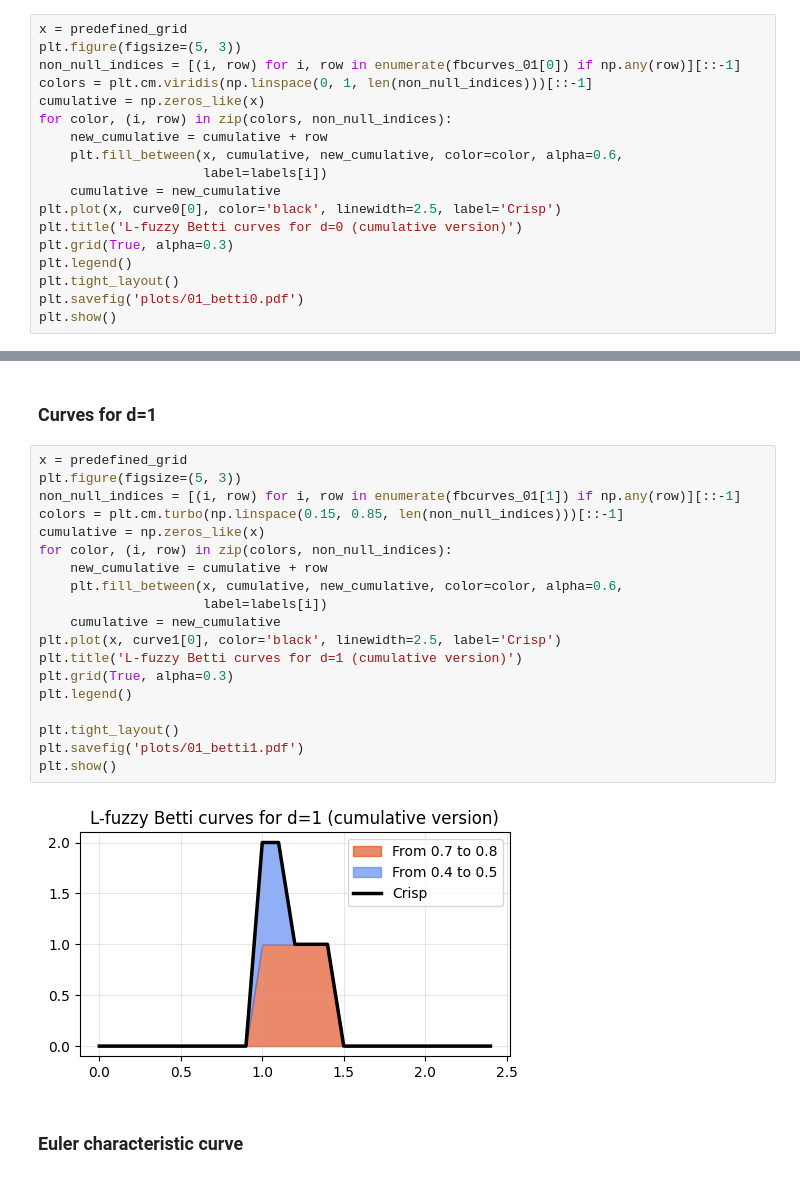
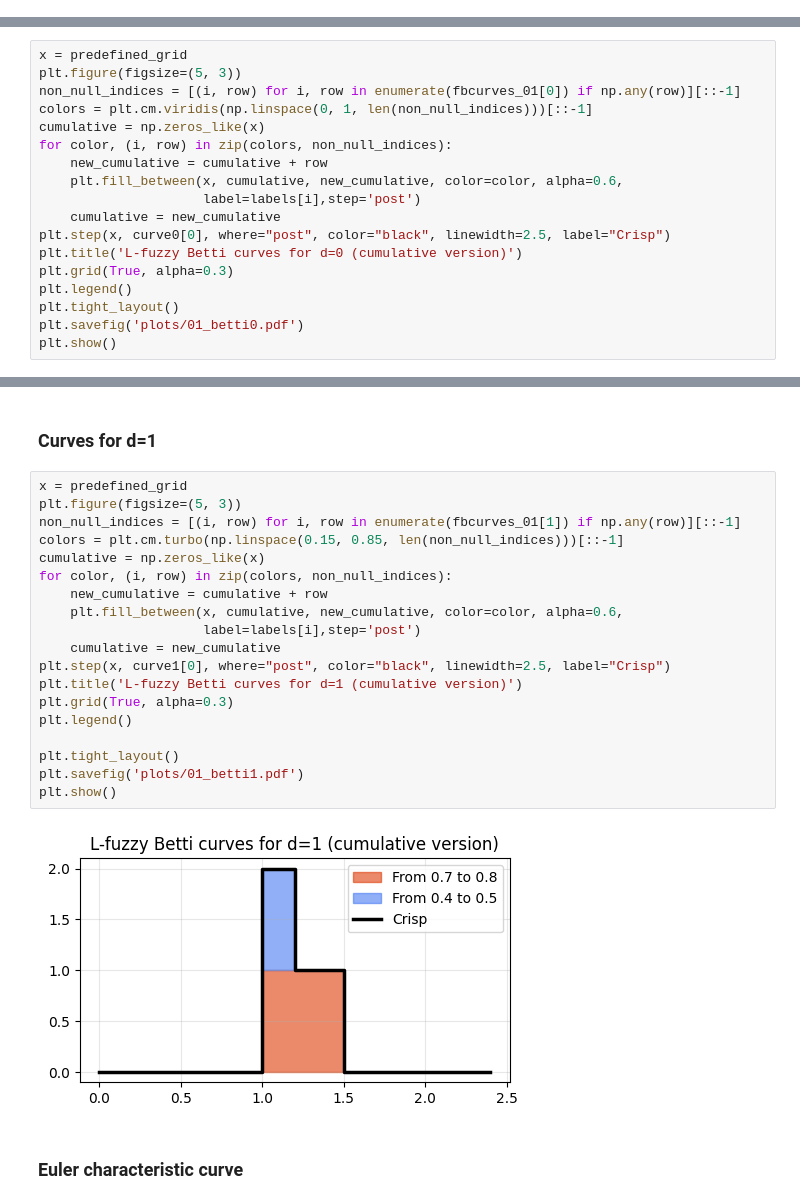
Before and after one commit to JPereraLago/L-fuzzy-Betti-curves, a Jupyter notebook: Experiments/00_Example.ipynb, the cells around one changed output, grey strips where cells are left out. Saved outputs shown, nothing was run; the diff lists cells and outputs as text.

```diff
--- a/Experiments/00_Example.ipynb
+++ b/Experiments/00_Example.ipynb
@@ -109,21 +109,3 @@ np.allclose(curve0, fbcurves_01[0].sum(axis=0)) and np.allclose(curve1, fbcurves
 True
 # %% [markdown]
 ### Curves for d=0
-# %%
-x = predefined_grid
-plt.figure(figsize=(5, 3))
-non_null_indices = [(i, row) for i, row in enumerate(fbcurves_01[0]) if np.any(row)][::-1]
-colors = plt.cm.viridis(np.linspace(0, 1, len(non_null_indices)))[::-1]
-cumulative = np.zeros_like(x)
-for color, (i, row) in zip(colors, non_null_indices):
-    new_cumulative = cumulative + row
-    plt.fill_between(x, cumulative, new_cumulative, color=color, alpha=0.6,
-                     label=labels[i])
-    cumulative = new_cumulative
-plt.plot(x, curve0[0], color='black', linewidth=2.5, label='Crisp')
-plt.title('L-fuzzy Betti curves for d=0 (cumulative version)')
-plt.grid(True, alpha=0.3)
-plt.legend()
-plt.tight_layout()
-plt.savefig('plots/01_betti0.pdf')
-plt.show()
@@ -131,0 +112,18 @@ plt.show()
+# %%
+x = predefined_grid
+plt.figure(figsize=(5, 3))
+non_null_indices = [(i, row) for i, row in enumerate(fbcurves_01[0]) if np.any(row)][::-1]
+colors = plt.cm.viridis(np.linspace(0, 1, len(non_null_indices)))[::-1]
+cumulative = np.zeros_like(x)
+for color, (i, row) in zip(colors, non_null_indices):
+    new_cumulative = cumulative + row
+    plt.fill_between(x, cumulative, new_cumulative, color=color, alpha=0.6,
+                     label=labels[i],step='post')
+    cumulative = new_cumulative
+plt.step(x, curve0[0], where="post", color="black", linewidth=2.5, label="Crisp")
+plt.title('L-fuzzy Betti curves for d=0 (cumulative version)')
+plt.grid(True, alpha=0.3)
+plt.legend()
+plt.tight_layout()
+plt.savefig('plots/01_betti0.pdf')
+plt.show()
@@ -134,24 +134,24 @@ plt.show()
 # %%
 x = predefined_grid
 plt.figure(figsize=(5, 3))
 non_null_indices = [(i, row) for i, row in enumerate(fbcurves_01[1]) if np.any(row)][::-1]
 colors = plt.cm.turbo(np.linspace(0.15, 0.85, len(non_null_indices)))[::-1]
 cumulative = np.zeros_like(x)
 for color, (i, row) in zip(colors, non_null_indices):
     new_cumulative = cumulative + row
     plt.fill_between(x, cumulative, new_cumulative, color=color, alpha=0.6,
-                     label=labels[i])
+                     label=labels[i],step='post')
     cumulative = new_cumulative
-plt.plot(x, curve1[0], color='black', linewidth=2.5, label='Crisp')
+plt.step(x, curve1[0], where="post", color="black", linewidth=2.5, label="Crisp")
 plt.title('L-fuzzy Betti curves for d=1 (cumulative version)')
 plt.grid(True, alpha=0.3)
 plt.legend()
 
 plt.tight_layout()
 plt.savefig('plots/01_betti1.pdf')
 plt.show()
 # %% [output]
-[figure, old version]
+[figure, new version]
 # %% [markdown]
 ### Euler characteristic curve
 # %%
```
Also changed, not shown: parts of 6 cells of this notebook, 5 other files.
